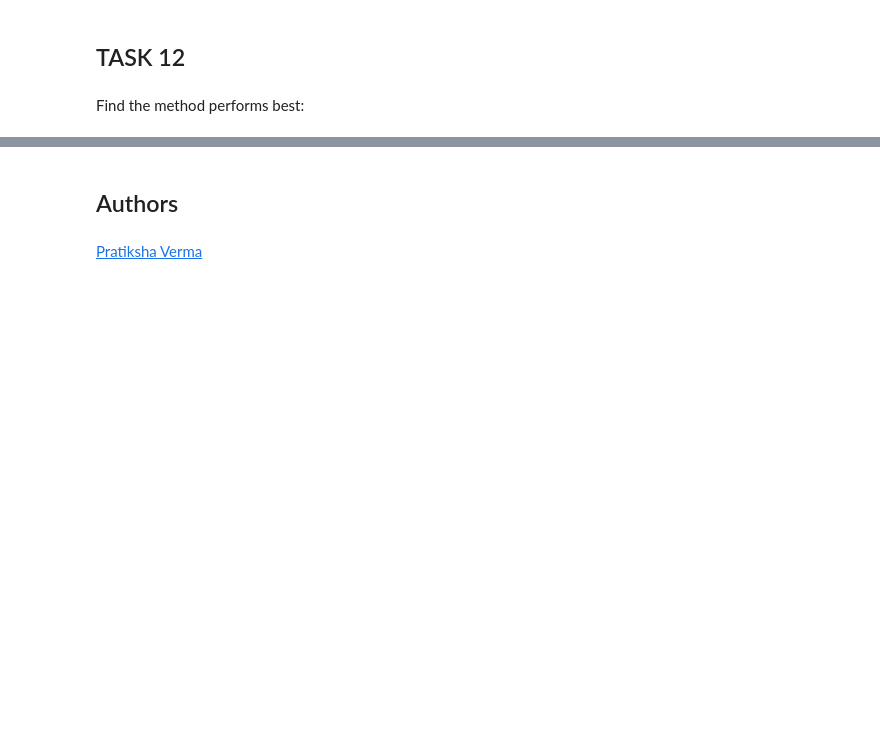
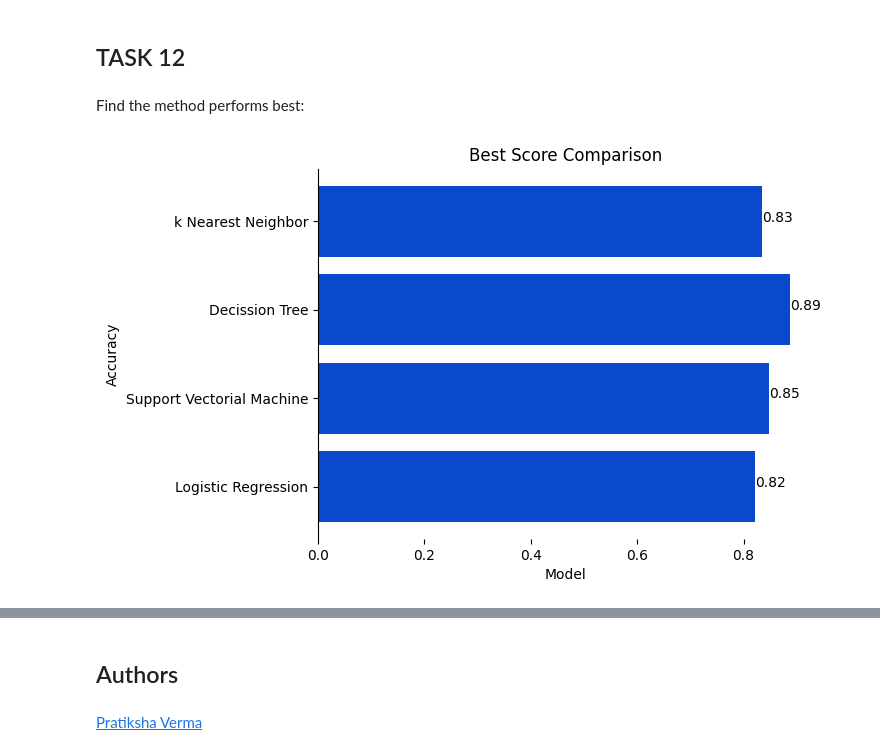
Before and after one commit to pancenu/IBM-DS-CapstoneProject, a Jupyter notebook: SpaceX-Machine-Learning-Prediction-Part-5-v1.ipynb, the cells around one changed output, grey strips where cells are left out. Drawn from its saved outputs; the diff is of its cells as text; code cells hidden in the pictures; blank space fills up the shorter version.

```diff
--- a/SpaceX-Machine-Learning-Prediction-Part-5-v1.ipynb
+++ b/SpaceX-Machine-Learning-Prediction-Part-5-v1.ipynb
@@ -332,6 +384,38 @@ plot_confusion_matrix(Y_test,yhat)
 ## TASK  12
 # %% [markdown]
 Find the method performs best:
+# %%
+best_scores = pd.DataFrame( {
+    "model" : ["Logistic Regression", "Support Vectorial Machine", "Decission Tree", "k Nearest Neighbor" ] ,
+    "accuracy" : [logreg_cv.best_score_, svm_cv.best_score_, tree_cv.best_score_, knn_cv.best_score_]
+    } )
+#best_scores.plot(kind='barh', x='model', )
+# %%
+plt.cla
+# Create the bar plot
+plt.barh(best_scores['model'], best_scores['accuracy'], color="#0A49CC")
+
+# Add labels and title
+plt.xlabel('Model')
+plt.ylabel('Accuracy')
+plt.title('Best Score Comparison')
+
+# Rotate x-axis labels for better readability
+plt.xticks(rotation=0)
+
+# Add value labels on top of each bar
+for index, value in enumerate(best_scores['accuracy']):
+    plt.text(value,index , f'{value:.2f}')
+# Show the plot
+plt.gca().spines['top'].set_visible(False)
+plt.gca().spines['right'].set_visible(False)
+#plt.gca().spines['left'].set_visible(False)
+plt.gca().spines['bottom'].set_visible(False)
+
+
+plt.show()
+# %% [output]
+[figure, added]
 # %%
 print(X_test.shape)
 print(X_train.shape)
```
Also changed, not shown: parts of 15 cells of this notebook, 8 other files.
